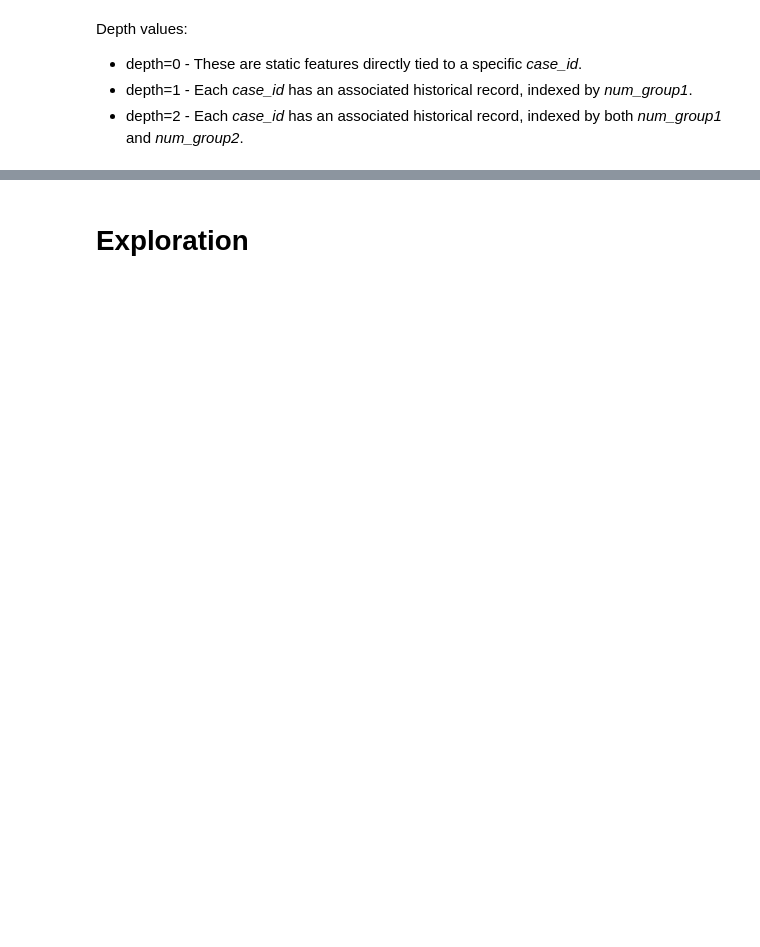
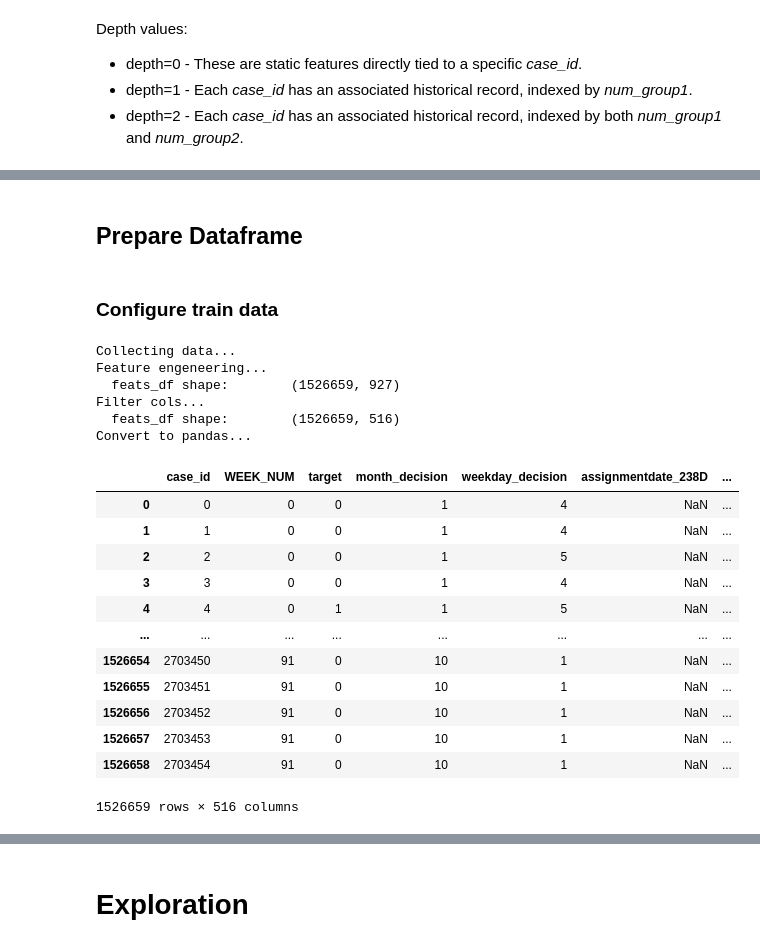
Before and after one commit to Maksym-Kryvenko/Home-Credit-Group---Credit-Risk-Model-Stability, a Jupyter notebook: home-credit-2024.ipynb, the cells around one changed output, grey strips where cells are left out. Saved outputs shown, nothing was run; the diff lists cells and outputs as text; code cells hidden in the pictures; blank space fills up the shorter version.

```diff
--- a/home-credit-2024.ipynb
+++ b/home-credit-2024.ipynb
@@ -164,0 +85,4 @@ train_credit_bureau_2 = pd.concat([pd.read_csv(DATA_PATH + "train/train_credit_b
+# %%
+feature_definitions_df = pd.read_csv(CFG.root_dir / "feature_definitions.csv")
+display(feature_definitions_df)
+pd.reset_option("display.max_rows", 0)
@@ -164,0 +331,2 @@ train_credit_bureau_2 = pd.concat([pd.read_csv(DATA_PATH + "train/train_credit_b
+# %% [markdown]
+## Prepare Dataframe
@@ -164,0 +378,28 @@ train_credit_bureau_2 = pd.concat([pd.read_csv(DATA_PATH + "train/train_credit_b
+# %% [markdown]
+### Configure train data
+# %%
+train_df = prepare_df(CFG.train_dir)
+cat_cols = list(train_df.select_dtypes("category").columns)
+# %% [output]
+Collecting data...
+Feature engeneering...
+  feats_df shape:        (1526659, 927)
+Filter cols...
+  feats_df shape:        (1526659, 516)
+Convert to pandas...
+# %%
+display(train_df)
+# %% [output]
+|  | case_id | WEEK_NUM | target | month_decision | weekday_decision | assignmentdate_238D | ... |
+| 0 | 0 | 0 | 0 | 1 | 4 | NaN | ... |
+| 1 | 1 | 0 | 0 | 1 | 4 | NaN | ... |
+| 2 | 2 | 0 | 0 | 1 | 5 | NaN | ... |
+| 3 | 3 | 0 | 0 | 1 | 4 | NaN | ... |
+| 4 | 4 | 0 | 1 | 1 | 5 | NaN | ... |
+| ... | ... | ... | ... | ... | ... | ... | ... |
+| 1526654 | 2703450 | 91 | 0 | 10 | 1 | NaN | ... |
+| 1526655 | 2703451 | 91 | 0 | 10 | 1 | NaN | ... |
+| 1526656 | 2703452 | 91 | 0 | 10 | 1 | NaN | ... |
+| 1526657 | 2703453 | 91 | 0 | 10 | 1 | NaN | ... |
+| 1526658 | 2703454 | 91 | 0 | 10 | 1 | NaN | ... |
+1526659 rows × 516 columns
```
Also changed, not shown: parts of 99 cells of this notebook, 4 other files.
